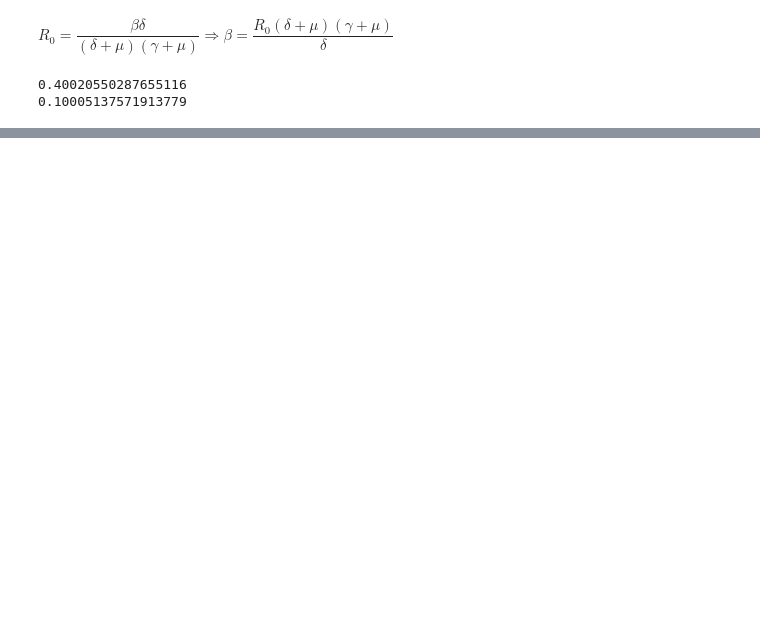
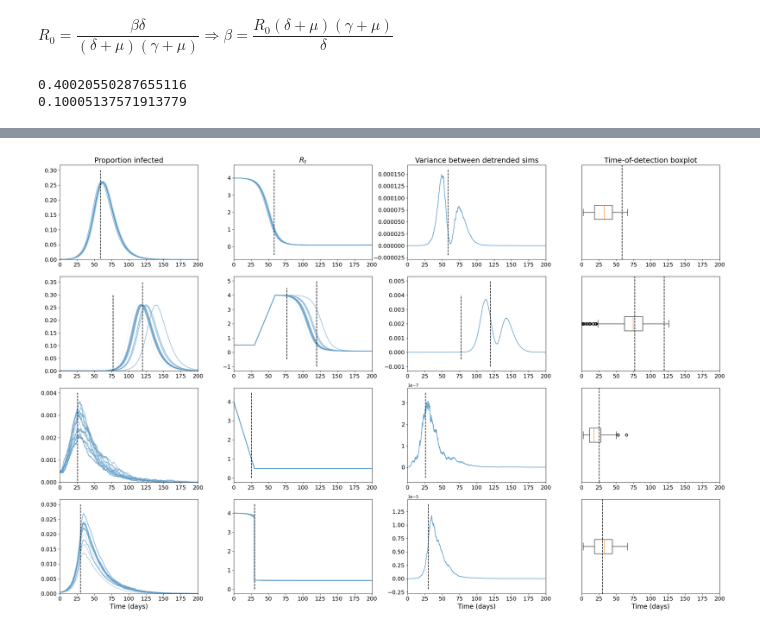
Before and after one commit to joshlooks/COVIDews, a Jupyter notebook: simulations.ipynb, the cells around one changed output, grey strips where cells are left out. Drawn from its saved outputs; the diff is of its cells as text; code cells hidden in the pictures; blank space fills up the shorter version.

```diff
--- a/simulations.ipynb
+++ b/simulations.ipynb
@@ -117,7 +118,7 @@ delta = 1/5 # Symptom onset rate (1/delta is the infectious)
 gamma = 1/10  # Recovery rate (1/gamma is the infectious period)
 R_0 = 4 # Basic reproduction number estimated for alpha variant
 mu = 0.00003424657  # Birth and death rate
-initial_infected = 500
+initial_infected = 50
 initial_exposed = 0
 max_time = 200
 beta0 = R_0 * (delta+mu)*(gamma+mu)/delta
@@ -196,3 +212,9 @@ for i in range(num_res):
+# %%
+constant_crit = np.mean(times[np.where(np.abs(np.mean(Reff_constant,axis=0)-1)<=1e-2)])
+inc_crit_up = np.mean(times[np.where(np.abs(np.mean(Reff_increasing,axis=0)-1)<=1e-2)][:2])
+inc_crit_down = np.mean(times[np.where(np.abs(np.mean(Reff_increasing,axis=0)-1)<=1e-2)][2:])
+dec_crit = np.mean(times[np.where(np.abs(np.mean(Reff_decreasing,axis=0)-1)<=1e-2)])
+step_crit = tau
 # %%
 df = pd.DataFrame(I_constant).T
 stoch_cst = df.sub(df.mean(axis = 1), axis = 'rows')
@@ -316,0 +317,89 @@ plt.show()
+# %%
+times_cst = {}
+times_inc = {}
+times_dec = {}
+times_step = {}
+
+for sim in np.arange(100):
+    _, times_cst[sim] = detect(ind_cst['variance'][sim],times)
+    _, times_inc[sim] = detect(ind_inc['variance'][sim],times)
+    _, times_dec[sim] = detect(ind_dec['variance'][sim],times)
+    _, times_step[sim] = detect(ind_step['variance'][sim],times)
+# %%
+def norm(x):
+    rolling_mean = x.expanding().mean()
+    rolling_std = x.expanding().std(ddof=0)
+    return (x-rolling_mean)/rolling_std
+
+fig, axs = plt.subplots(nrows = 4, ncols = 4, figsize=(24,16))
+for i in range(num_res):
+    axs[0,0].plot(times,I_constant[i],color='#629FCA',alpha=0.1)
+    axs[0,1].plot(times,Reff_constant[i],color='#629FCA',alpha=0.1)
+axs[0,2].plot(times,stoch_cst.var(axis=1).values,color='#629FCA')
+axs[0,3].boxplot([j for i in times_cst.values() for j in i],vert=False)
+
+axs[0,0].vlines(constant_crit,ymin=axs[0,0].get_yticks()[0],ymax=axs[0,0].get_yticks()[-1],color='k',linestyle='--')
+axs[0,1].vlines(constant_crit,ymin=axs[0,1].get_yticks()[0],ymax=axs[0,1].get_yticks()[-1],color='k',linestyle='--')
+axs[0,2].vlines(constant_crit,ymin=axs[0,2].get_yticks()[0],ymax=axs[0,2].get_yticks()[-1],color='k',linestyle='--')
+axs[0,3].vlines(constant_crit,0.5,1.5,color='k',linestyle='--')
+
+for i in range(num_res):
+    axs[1,0].plot(times,I_increasing[i],color='#629FCA',alpha=0.1)
+    axs[1,1].plot(times,Reff_increasing[i],color='#629FCA',alpha=0.1)
+axs[1,2].plot(times,stoch_inc.var(axis=1).values,color='#629FCA')
+axs[1,3].boxplot([j for i in times_inc.values() for j in i],vert=False)
+
+
+axs[1,0].vlines(inc_crit_up,ymin=axs[1,0].get_yticks()[0],ymax=axs[1,0].get_yticks()[-1],color='k',linestyle='--')
+axs[1,1].vlines(inc_crit_up,ymin=axs[1,1].get_yticks()[0],ymax=axs[1,1].get_yticks()[-1],color='k',linestyle='--')
+axs[1,2].vlines(inc_crit_up,ymin=axs[1,2].get_yticks()[0],ymax=axs[1,2].get_yticks()[-1],color='k',linestyle='--')
+axs[1,3].vlines(inc_crit_up,0.5,1.5,color='k',linestyle='--')
+axs[1,0].vlines(inc_crit_down,ymin=axs[1,0].get_yticks()[0],ymax=axs[1,0].get_yticks()[-1],color='k',linestyle='--')
+axs[1,1].vlines(inc_crit_down,ymin=axs[1,1].get_yticks()[0],ymax=axs[1,1].get_yticks()[-1],color='k',linestyle='--')
+axs[1,2].vlines(inc_crit_down,ymin=axs[1,2].get_yticks()[0],ymax=axs[1,2].get_yticks()[-1],color='k',linestyle='--')
+axs[1,3].vlines(inc_crit_down,0.5,1.5,color='k',linestyle='--')
+
+for i in range(num_res):
+    axs[2,0].plot(times,I_decreasing[i],color='#629FCA',alpha=0.1)
+    axs[2,1].plot(times,Reff_decreasing[i],color='#629FCA',alpha=0.1)
+axs[2,2].plot(times,stoch_dec.var(axis=1).values,color='#629FCA')
+axs[2,3].boxplot([j for i in times_dec.values() for j in i],vert=False)
+
+axs[2,0].vlines(dec_crit,ymin=axs[2,0].get_yticks()[0],ymax=axs[2,0].get_yticks()[-1],color='k',linestyle='--')
+axs[2,1].vlines(dec_crit,ymin=axs[2,1].get_yticks()[0],ymax=axs[2,1].get_yticks()[-1],color='k',linestyle='--')
+axs[2,2].vlines(dec_crit,ymin=axs[2,2].get_yticks()[0],ymax=axs[2,2].get_yticks()[-1],color='k',linestyle='--')
+axs[2,3].vlines(dec_crit,0.5,1.5,color='k',linestyle='--')
+
+for i in range(num_res):
+    axs[3,0].plot(times,I_step[i],color='#629FCA',alpha=0.1)
+    axs[3,1].plot(times,Reff_step[i],color='#629FCA',alpha=0.1)
+axs[3,0].set_xlabel('Time (days)',fontsize=16)
+axs[3,2].plot(times,stoch_step.var(axis=1).values,color='#629FCA')
+axs[3,2].set_xlabel('Time (days)',fontsize=16)
+axs[3,3].boxplot([j for i in times_step.values() for j in i],vert=False)
+axs[3,3].set_xlabel('Time (days)',fontsize=16)
+
+axs[3,0].vlines(step_crit,ymin=axs[3,0].get_yticks()[0],ymax=axs[3,0].get_yticks()[-1],color='k',linestyle='--')
+axs[3,1].vlines(step_crit,ymin=axs[3,1].get_yticks()[0],ymax=axs[3,1].get_yticks()[-1],color='k',linestyle='--')
+axs[3,2].vlines(step_crit,ymin=axs[3,2].get_yticks()[0],ymax=axs[3,2].get_yticks()[-1],color='k',linestyle='--')
+axs[3,3].vlines(step_crit,0.5,1.5,color='k',linestyle='--')
+
+axs[0,0].set_title('Proportion infected',fontsize=18)
+axs[0,1].set_title(r'$R_t$',fontsize=18)
+axs[0,2].set_title('Variance between detrended sims',fontsize=18)
+axs[0,3].set_title('Time-of-detection boxplot',fontsize=18)
+
+for i in range(4):
+    for j in range(4):
+        axs[i,j].tick_params(axis='x', labelsize=14)
+        axs[i,j].tick_params(axis='y', labelsize=14)
+        if j == 3:
+            axs[i,j].set_yticks([])
+        if j == 0:
+            axs[i,j].set_ylim((0,axs[i,j].get_ylim()[-1]))
+        axs[i,j].set_xlim((0,200))
+plt.tight_layout()
+# plt.savefig("Figures/simulations.pdf",dpi=2400,bbox_inches='tight')
+plt.show()
+# %% [output]
+[figure, added]
```
Also changed, not shown: parts of 11 cells of this notebook, 14 other files.
